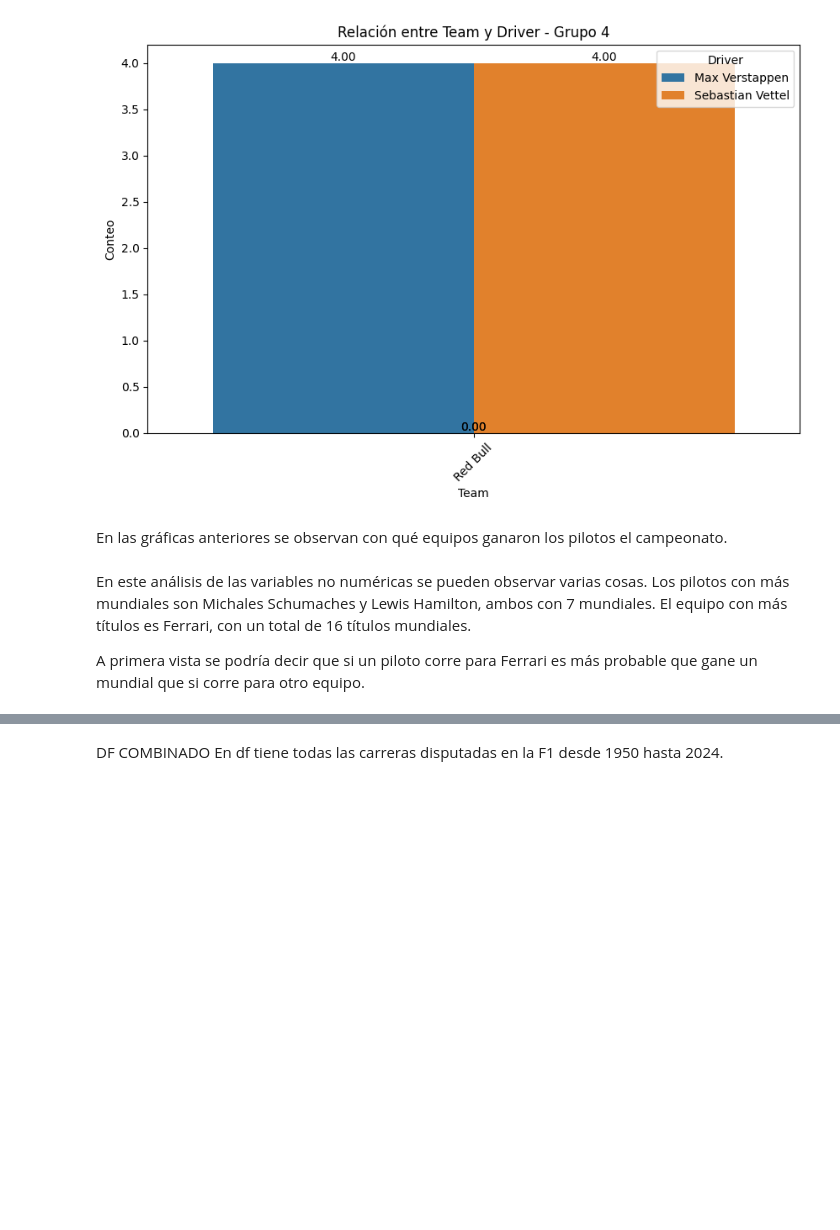
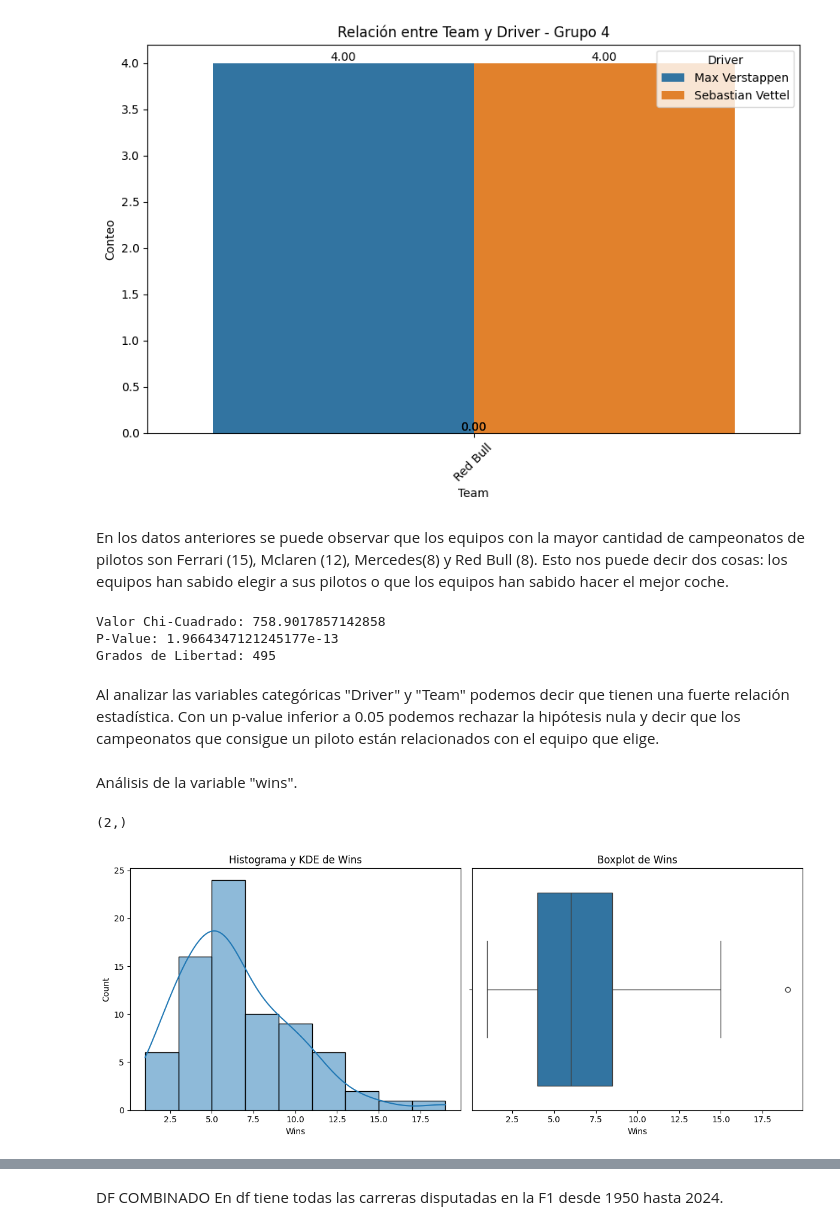
Before and after one commit to jacobo010/EDA_F1_Analysis, a Jupyter notebook: src/notebooks/segundo_notebook.ipynb, the cells around one changed output, grey strips where cells are left out. Drawn from its saved outputs; the diff is of its cells as text; code cells hidden in the pictures; blank space fills up the shorter version.

```diff
--- a/src/notebooks/segundo_notebook.ipynb
+++ b/src/notebooks/segundo_notebook.ipynb
@@ -152,9 +176,27 @@ plot_categorical_relationship_fin(df_filtrado, "Team", "Driver", show_values=Tru
 [figure]
 [figure]
 [figure]
-# %% [markdown]
-En las gráficas anteriores se observan con qué equipos ganaron los pilotos el campeonato.
-# %% [markdown]
-En este análisis de las variables no numéricas se pueden observar varias cosas. Los pilotos con más mundiales son Michales Schumaches y Lewis Hamilton, ambos con 7 mundiales. El equipo con más títulos es Ferrari, con un total de 16 títulos mundiales.
-
-A primera vista se podría decir que si un piloto corre para Ferrari es más probable que gane un mundial que si corre para otro equipo.
+# %% [markdown]
+En los datos anteriores se puede observar que los equipos con la mayor cantidad de campeonatos de pilotos son Ferrari (15), Mclaren (12), Mercedes(8) y Red Bull (8). Esto nos puede decir dos cosas: los equipos han sabido elegir a sus pilotos o que los equipos han sabido hacer el mejor coche.
+# %%
+tabla_contingencia = pd.crosstab(df_temporadas_f1["Driver"], df_temporadas_f1["Team"])
+tabla_contingencia
+chi2, p, dof, expected = chi2_contingency(tabla_contingencia)
+
+print("Valor Chi-Cuadrado:", chi2)
+print("P-Value:", p)
+print("Grados de Libertad:", dof)
+# print("Tabla de Frecuencias Esperadas:\n", expected)
+# %% [output]
+Valor Chi-Cuadrado: 758.9017857142858
+P-Value: 1.9664347121245177e-13
+Grados de Libertad: 495
+# %% [markdown]
+Al analizar las variables categóricas "Driver" y "Team" podemos decir que tienen una fuerte relación estadística. Con un p-value inferior a 0.05 podemos rechazar la hipótesis nula y decir que los campeonatos que consigue un piloto están relacionados con el equipo que elige.
+# %% [markdown]
+Análisis de la variable "wins".
+# %%
+plot_combined_graphs(df_temporadas_f1, ["Wins"])
+# %% [output]
+(2,)
+[figure, added]
```
Also changed, not shown: parts of 20 cells of this notebook.
